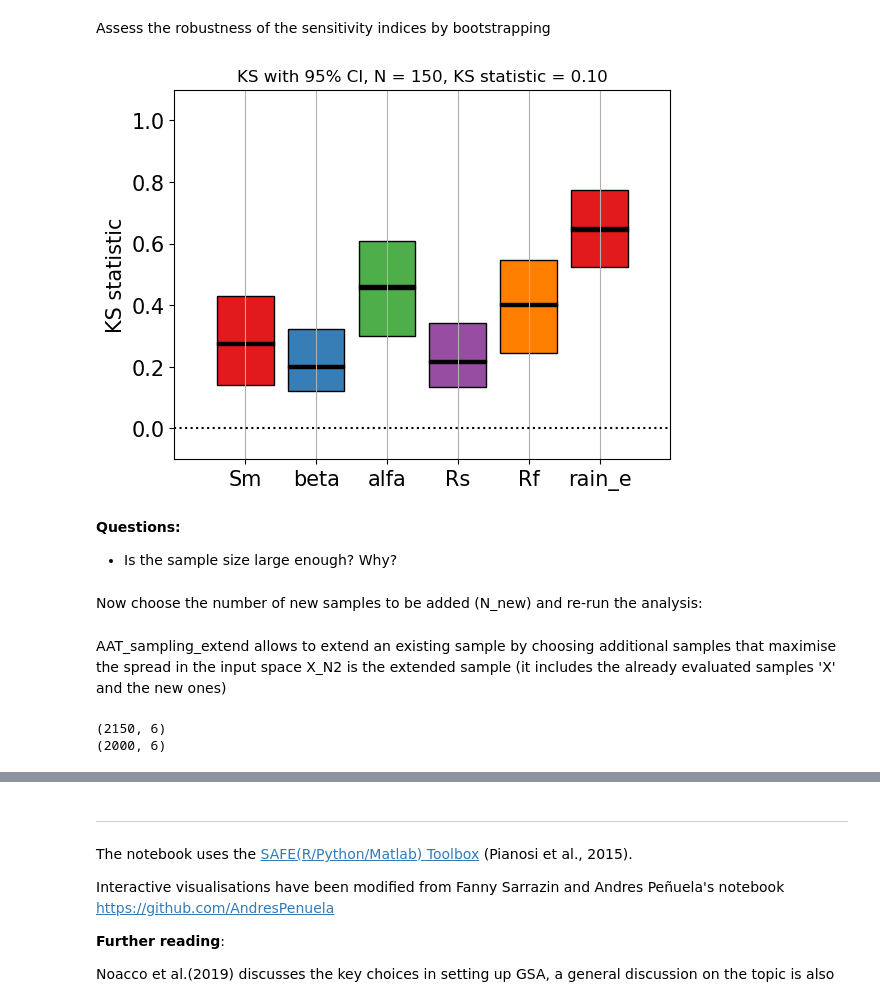
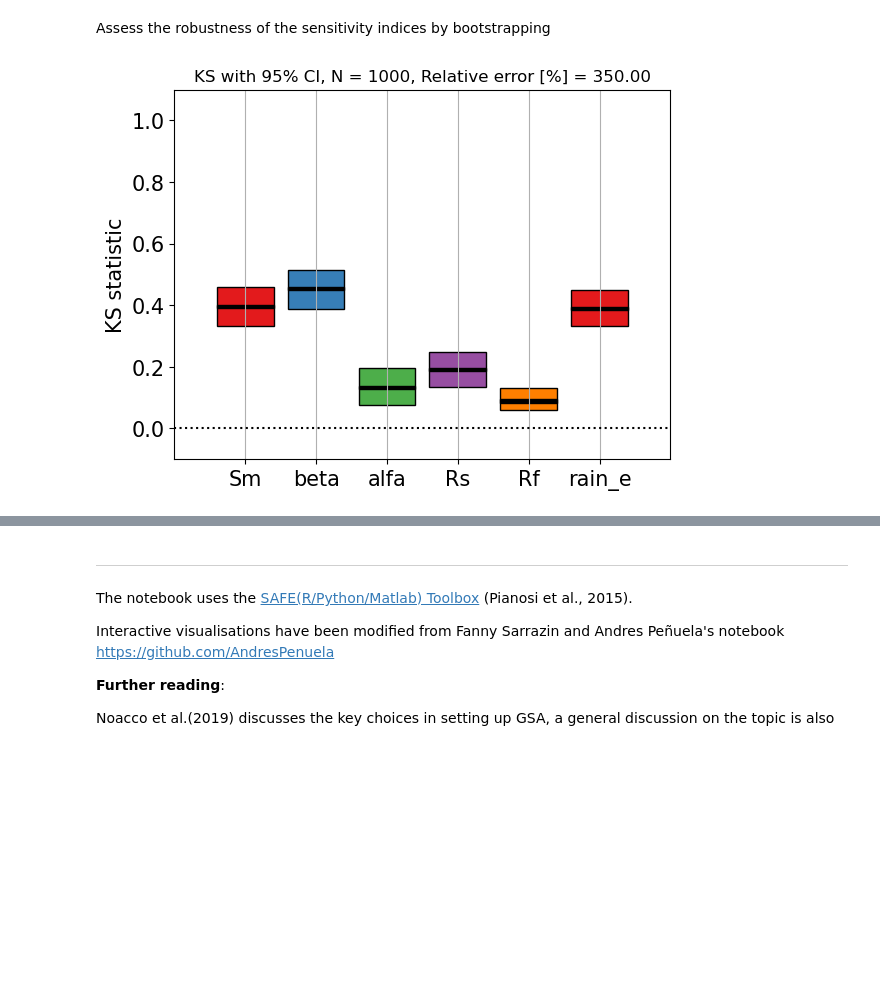
Before and after one commit to valnoacco/SAFE_workshop_UCL, a Jupyter notebook: GSA_coursework.ipynb, the cells around one changed output, grey strips where cells are left out. Drawn from its saved outputs; the diff is of its cells as text; code cells hidden in the pictures; blank space fills up the shorter version.

```diff
--- a/GSA_coursework.ipynb
+++ b/GSA_coursework.ipynb
@@ -227,8 +234,8 @@ Input sampling:
 X_Labels = ['Sm', 'beta', 'alfa', 'Rs', 'Rf', 'rain_e'] # Name of input factors (used to customize plots)
 M = len(X_Labels) # Number of input factors
 distr_fun = st.uniform # Input factor distributions
-xmin = [0,   0, 0, 0.0, 0.1, 0.6] # Input factor ranges (lower bound)
-xmax = [400, 2, 1, 0.1, 1.0, 1.4] # Input factor ranges (upper bound)
+xmin = [0,   0, 0, 0.0, 0.1, 0.96] # Input factor ranges (lower bound)
+xmax = [400, 2, 1, 0.1, 1.0, 1.10] # Input factor ranges (upper bound)
 # The shape input factor of the uniform distribution are the lower limit and the
 # difference between lower and upper limits:
 distr_par = [np.nan] * M
@@ -302,4 +294,4 @@ Aggregate time series into various scalar output metric(s):
 YY = np.nan * np.ones((N, 3))
 YY[:, 0] = RMSE(QQ[:, warmup:365], flow[warmup:365])
 YY[:, 1] = BIAS(QQ[:, warmup:365], flow[warmup:365])
-YY[:, 2] = HFD
+YY[:, 2] = relative_error(QQ[:, warmup:365], flow[warmup:365])
@@ -425,25 +401,21 @@ Value of the KS statistics between the two CDFs of the inputs: [0.20740365 0.135
 # %% [markdown]
 Assess the robustness of the sensitivity indices by bootstrapping
 # %%
-threshold = 0.1
+threshold = 350
 Nboot = 1000
+Y_Label = 'Relative error [%]'
 
 mvd, _, _, idxb = RSA_tr.RSA_indices_thres(X, YY[:, 2], threshold = threshold, Nboot=Nboot)
 
 alfa = 0.05 # Significance level for the confidence intervals estimated by
 # bootstrapping (default value is 0.05)
 mvd_m, mvd_lb, mvd_ub = aggregate_boot(mvd, alfa=alfa) # shape (M,)
 
 # The sensitivity indices with their 95% confidence intervals are plotted:
 plt.figure()
 pf.boxplot1(mvd_m, S_lb=mvd_lb, S_ub=mvd_ub, X_Labels=X_Labels, \
             Y_Label='KS statistic')
-plt.title("KS with 95%% CI, N = %d" % N + ", " + "KS statistic" + " = %2.2f" % threshold)
+plt.title("KS with 95%% CI, N = %d" % N + ', ' + Y_Label + " = %2.2f" % threshold)
 plt.show()
 # %% [output]
-[figure, old version]
+[figure, new version]
-# %% [markdown]
-**Questions:**
-- Is the sample size large enough? Why?
-# %% [markdown]
-Now choose the number of new samples to be added (N_new) and re-run the analysis:
@@ -457,13 +421,0 @@ X_N2 = AAT_sampling_extend(X, distr_fun, distr_par, N2)
-# %% [markdown]
-AAT_sampling_extend allows to extend an existing sample by choosing additional samples that maximise the spread in the input space X_N2 is the extended sample (it includes the already evaluated samples 'X' and the new ones)
-# %%
-# Check the shape is X_N2:
-print(X_N2.shape)
-
-# Extract new samples:
-X_new = X_N2[N:N2, :]
-# Check the shape of X_new:
-print(X_new.shape)
-# %% [output]
-(2150, 6)
-(2000, 6)
```
Also changed, not shown: parts of 23 cells of this notebook, 2 other files.
